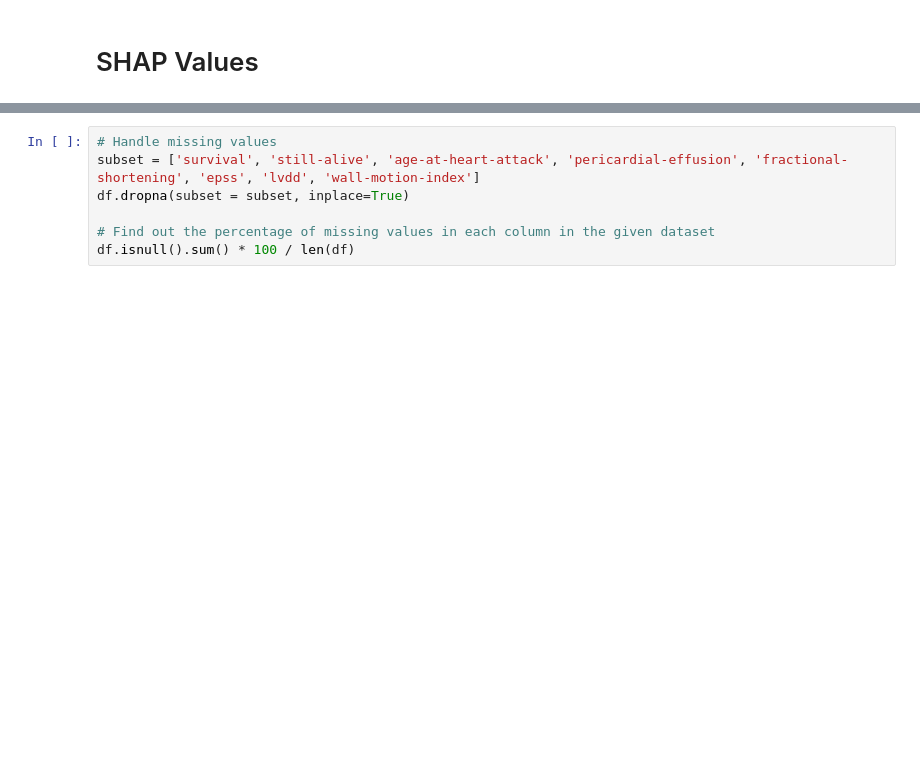
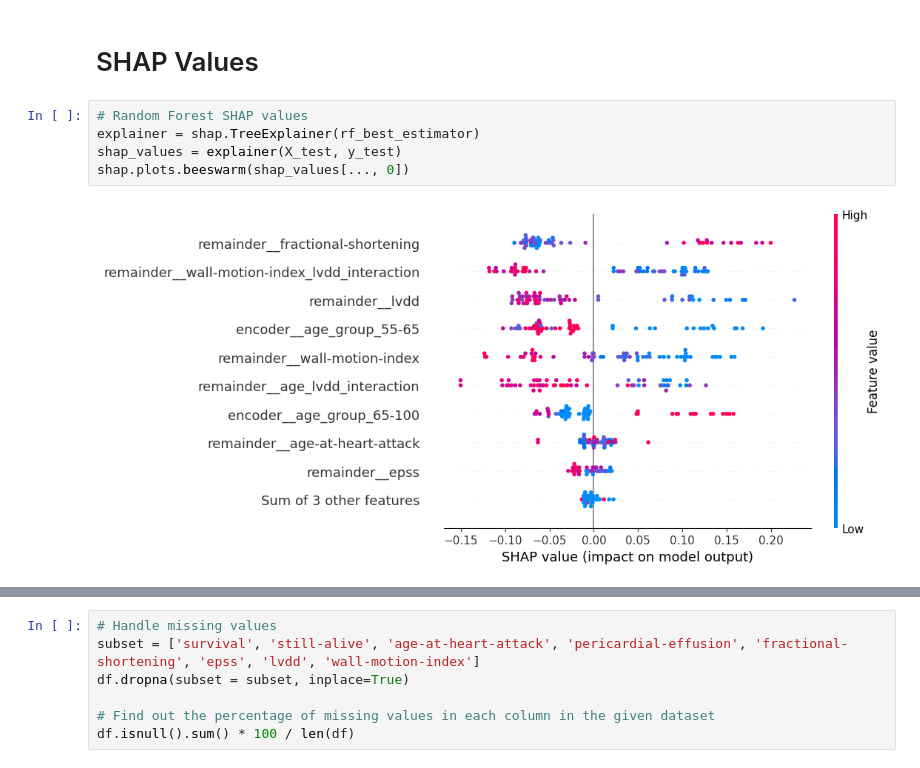
Before and after one commit to oozdal/heart-attack, a Jupyter notebook: heart-attack.ipynb, the cells around one changed output, grey strips where cells are left out. Drawn from its saved outputs; the diff is of its cells as text; blank space fills up the shorter version.

Commit message:
Adding SHAP Values

```diff
--- a/heart-attack.ipynb
+++ b/heart-attack.ipynb
@@ -818,3 +813,10 @@ test_data_df_updated
 test_data_df_updated.to_csv("data/echocardiogram_predictions.csv", index=False)
 # %% [markdown]
 # SHAP Values
+# %%
+# Random Forest SHAP values
+explainer = shap.TreeExplainer(rf_best_estimator)
+shap_values = explainer(X_test, y_test)
+shap.plots.beeswarm(shap_values[..., 0])
+# %% [output]
+[figure, added]
```
Also changed, not shown: parts of 3 cells of this notebook.
